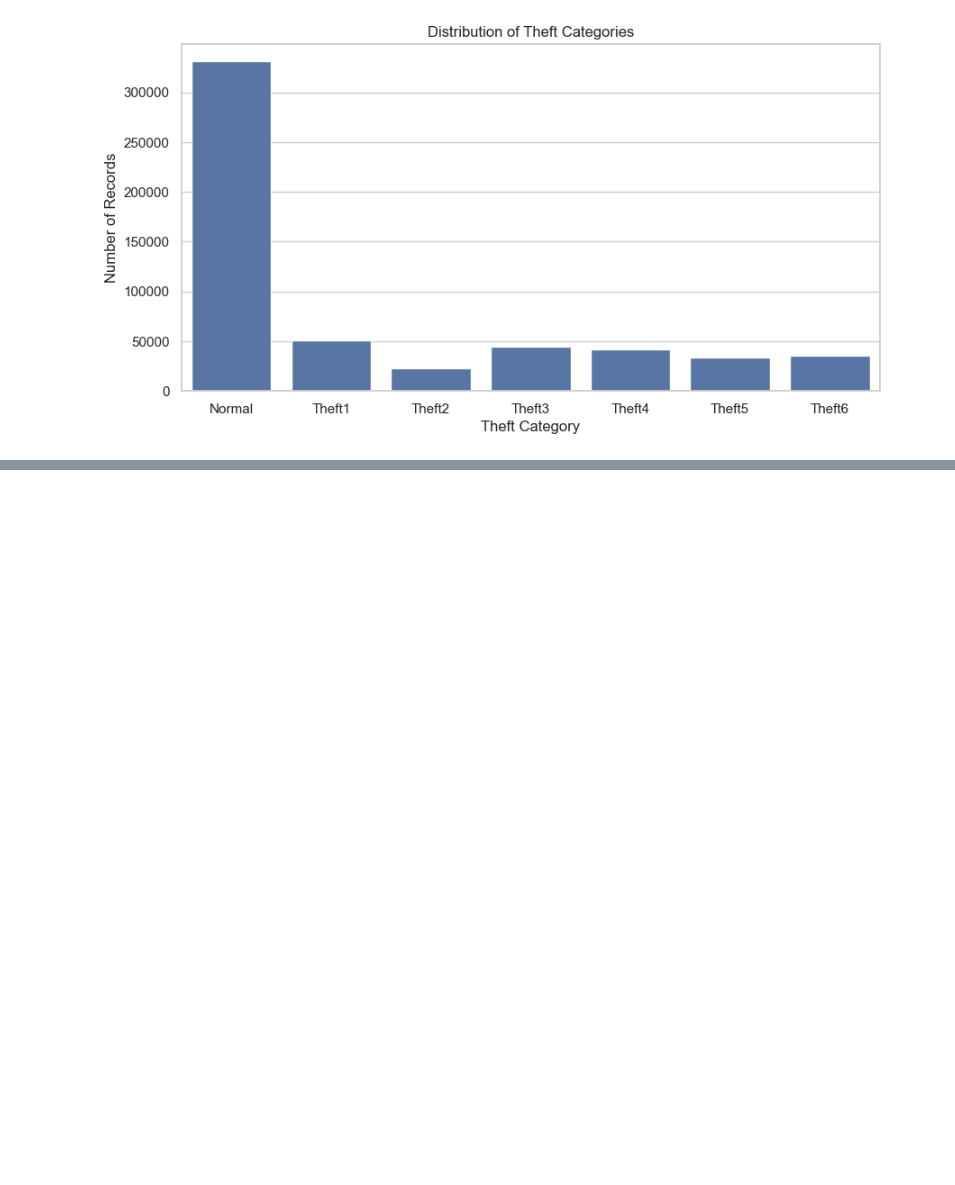
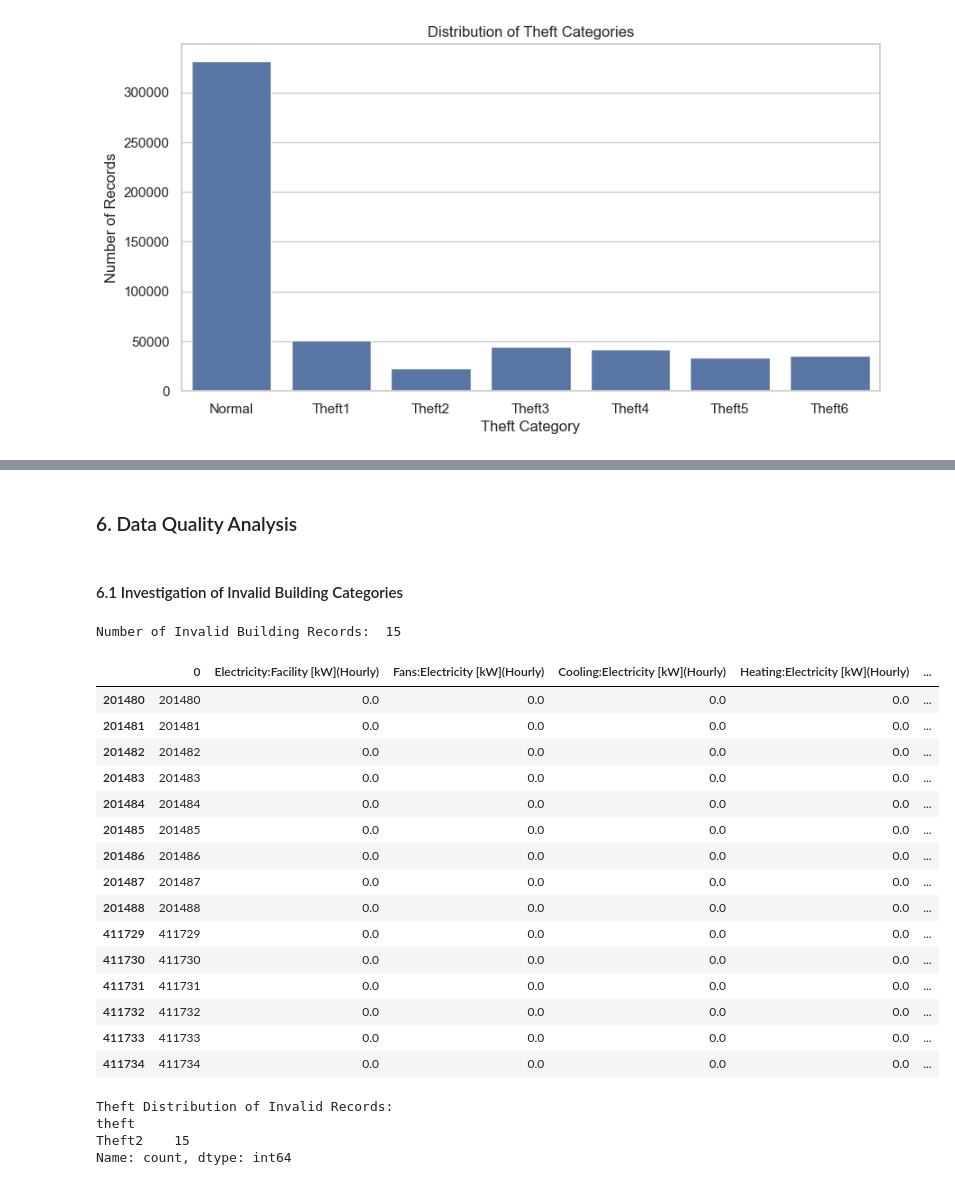
Before and after one commit to chokshihet/Electricity-Theft-Detection, a Jupyter notebook: notebooks/code.ipynb, the cells around one changed output, grey strips where cells are left out. Saved outputs shown, nothing was run; the diff lists cells and outputs as text; code cells hidden in the pictures; blank space fills up the shorter version.

```diff
--- a/notebooks/code.ipynb
+++ b/notebooks/code.ipynb
@@ -101,0 +142,34 @@ Name: count, dtype: int64
+# %% [markdown]
+### 6. Data Quality Analysis
+# %% [markdown]
+#### 6.1 Investigation of Invalid Building Categories
+# %%
+invalid_records = df[df["Class"].astype(str) == "0"]
+print("Number of Invalid Building Records: ", len(invalid_records))
+
+display(invalid_records)
+
+print("\nTheft Distribution of Invalid Records:")
+print(invalid_records["theft"].value_counts())
+# %% [output]
+Number of Invalid Building Records:  15
+|  | 0 | Electricity:Facility [kW](Hourly) | Fans:Electricity [kW](Hourly) | Cooling:Electricity [kW](Hourly) | Heating:Electricity [kW](Hourly) | ... |
+| 201480 | 201480 | 0.0 | 0.0 | 0.0 | 0.0 | ... |
+| 201481 | 201481 | 0.0 | 0.0 | 0.0 | 0.0 | ... |
+| 201482 | 201482 | 0.0 | 0.0 | 0.0 | 0.0 | ... |
+| 201483 | 201483 | 0.0 | 0.0 | 0.0 | 0.0 | ... |
+| 201484 | 201484 | 0.0 | 0.0 | 0.0 | 0.0 | ... |
+| 201485 | 201485 | 0.0 | 0.0 | 0.0 | 0.0 | ... |
+| 201486 | 201486 | 0.0 | 0.0 | 0.0 | 0.0 | ... |
+| 201487 | 201487 | 0.0 | 0.0 | 0.0 | 0.0 | ... |
+| 201488 | 201488 | 0.0 | 0.0 | 0.0 | 0.0 | ... |
+| 411729 | 411729 | 0.0 | 0.0 | 0.0 | 0.0 | ... |
+| 411730 | 411730 | 0.0 | 0.0 | 0.0 | 0.0 | ... |
+| 411731 | 411731 | 0.0 | 0.0 | 0.0 | 0.0 | ... |
+| 411732 | 411732 | 0.0 | 0.0 | 0.0 | 0.0 | ... |
+| 411733 | 411733 | 0.0 | 0.0 | 0.0 | 0.0 | ... |
+| 411734 | 411734 | 0.0 | 0.0 | 0.0 | 0.0 | ... |
+Theft Distribution of Invalid Records:
+theft
+Theft2    15
+Name: count, dtype: int64
```
Also changed, not shown: parts of 14 cells of this notebook.
